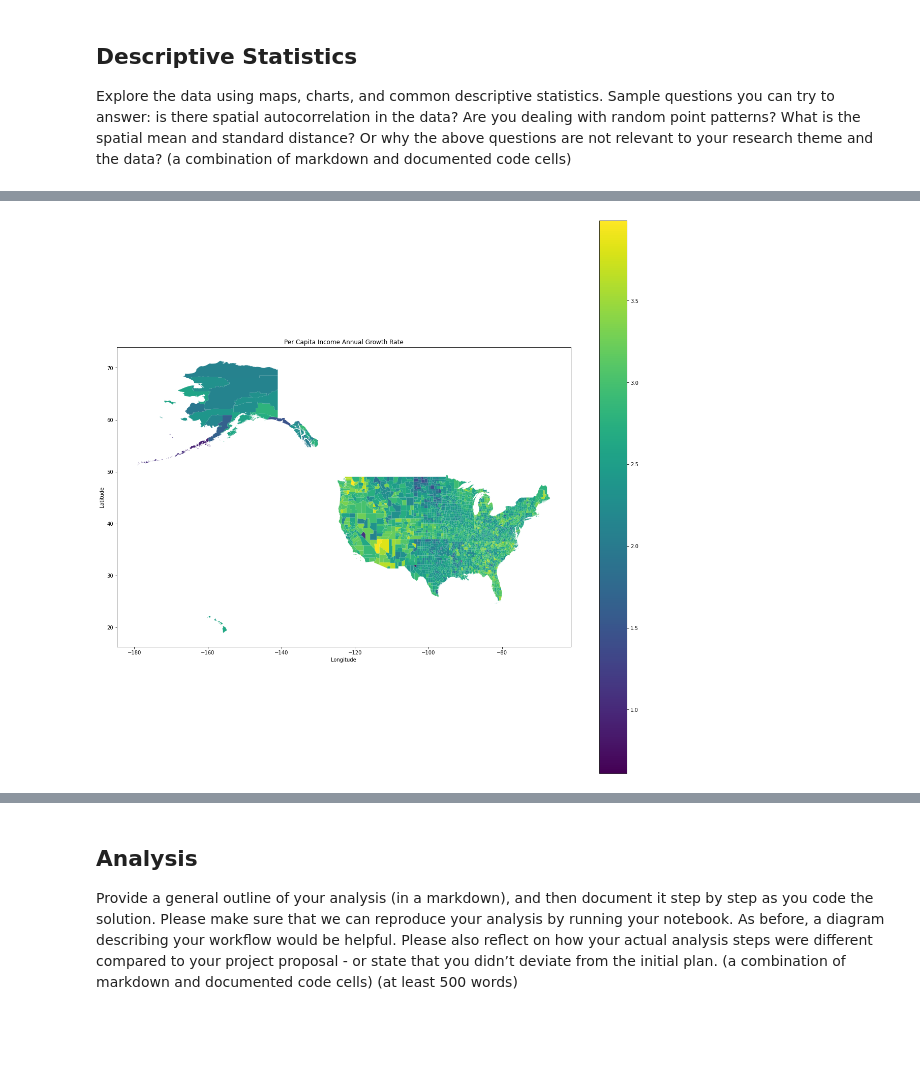
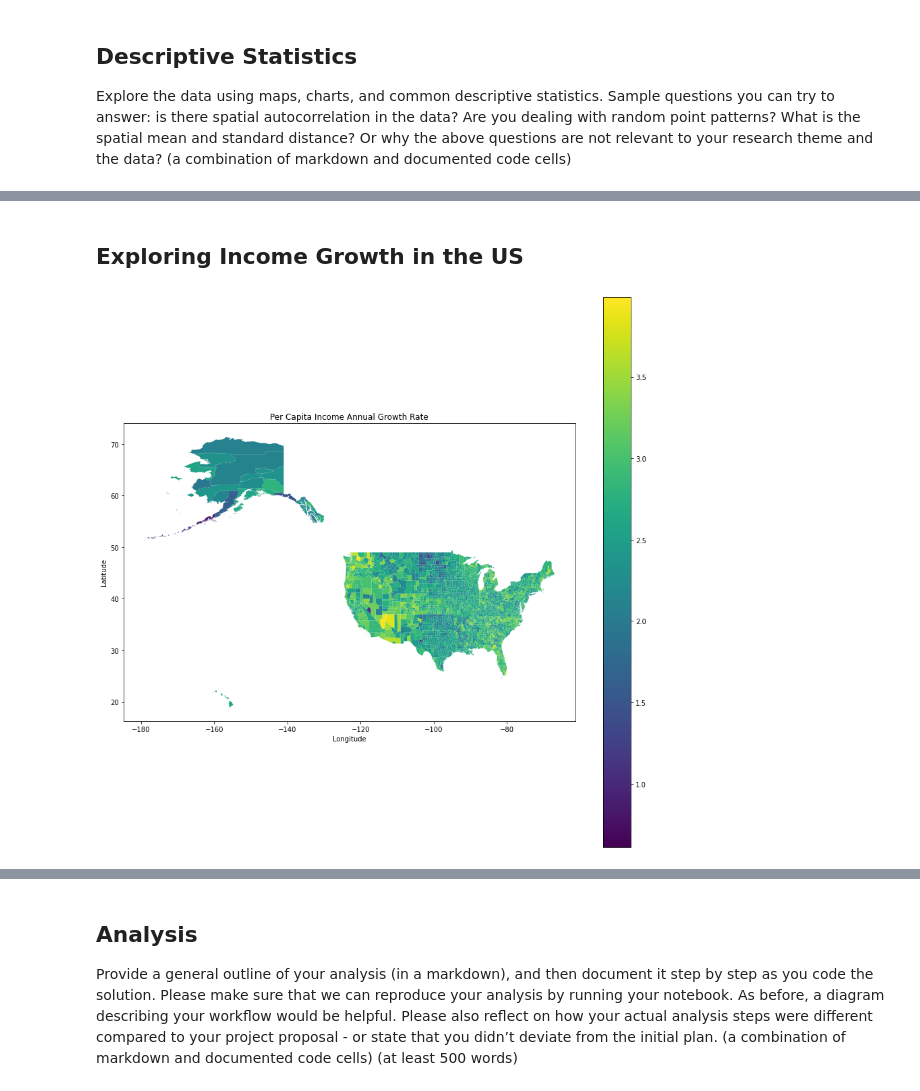
Before and after one commit to sheenapatel262/dsc170_final_proj, a Jupyter notebook: dsc170_proj.ipynb, the cells around one changed output, grey strips where cells are left out. Cells and saved outputs as stored; diff of their text form; code cells hidden in the pictures; blank space fills up the shorter version.

```diff
--- a/dsc170_proj.ipynb
+++ b/dsc170_proj.ipynb
@@ -193,0 +284,18 @@ plt.show()
+# %%
+# Define regions with low vacancy rate as preferred
+dem_gdf['focus_vacancy'] = dem_gdf['VACANT_PCT'] < dem_gdf['VACANT_PCT'].median()
+
+# Filter locations where 'HAI_B' is TRUE
+focus_vacancy = dem_gdf[dem_gdf['focus_vacancy']]
+
+# Plot all US counties
+fig, ax = plt.subplots(figsize=(10, 10))
+dem_gdf.plot(ax=ax, edgecolor='grey', facecolor='none', alpha=0.5)
+
+# Plot locations with focus_affordability in green
+focus_vacancy.plot(ax=ax, color='purple', alpha=0.3)
+
+plt.title('Counties with Low Vacancy Rates in the US Map')
+plt.xlabel('Longitude')
+plt.ylabel('Latitude')
+plt.show()
@@ -204,0 +327,18 @@ plt.show()
+# %%
+# Define regions with low unemployment as preferred
+dem_gdf['focus_employ'] = dem_gdf['UNEMPRT_CY'] < dem_gdf['UNEMPRT_CY'].median()
+
+# Filter locations
+focus_employ= dem_gdf[dem_gdf['focus_employ']]
+
+# Plot all US counties
+fig, ax = plt.subplots(figsize=(10, 10))
+dem_gdf.plot(ax=ax, edgecolor='grey', facecolor='none', alpha=0.5)
+
+# Plot locations with focus_employment in green
+focus_employ.plot(ax=ax, color='blue', alpha=0.3)
+
+plt.title('Counties with Low Unemployment Rates in the US Map')
+plt.xlabel('Longitude')
+plt.ylabel('Latitude')
+plt.show()
@@ -205,11 +351,13 @@ plt.show()
+# %% [markdown]
+## Exploring Income Growth in the US
 # %%
 # float
 dem_gdf['PCIGRWCYFY'] = dem_gdf.PCIGRWCYFY.apply(float)
 # %%
-dem_gdf.plot(figsize=(20,20), column='PCIGRWCYFY', legend=True)
+dem_gdf.plot(figsize=(15, 15), column='PCIGRWCYFY', legend=True)
 plt.title('Per Capita Income Annual Growth Rate')
 plt.xlabel('Longitude')
 plt.ylabel('Latitude')
 plt.show()
 # %% [output]
-[figure, old version]
+[figure, new version]
```
Also changed, not shown: parts of 45 cells of this notebook.
